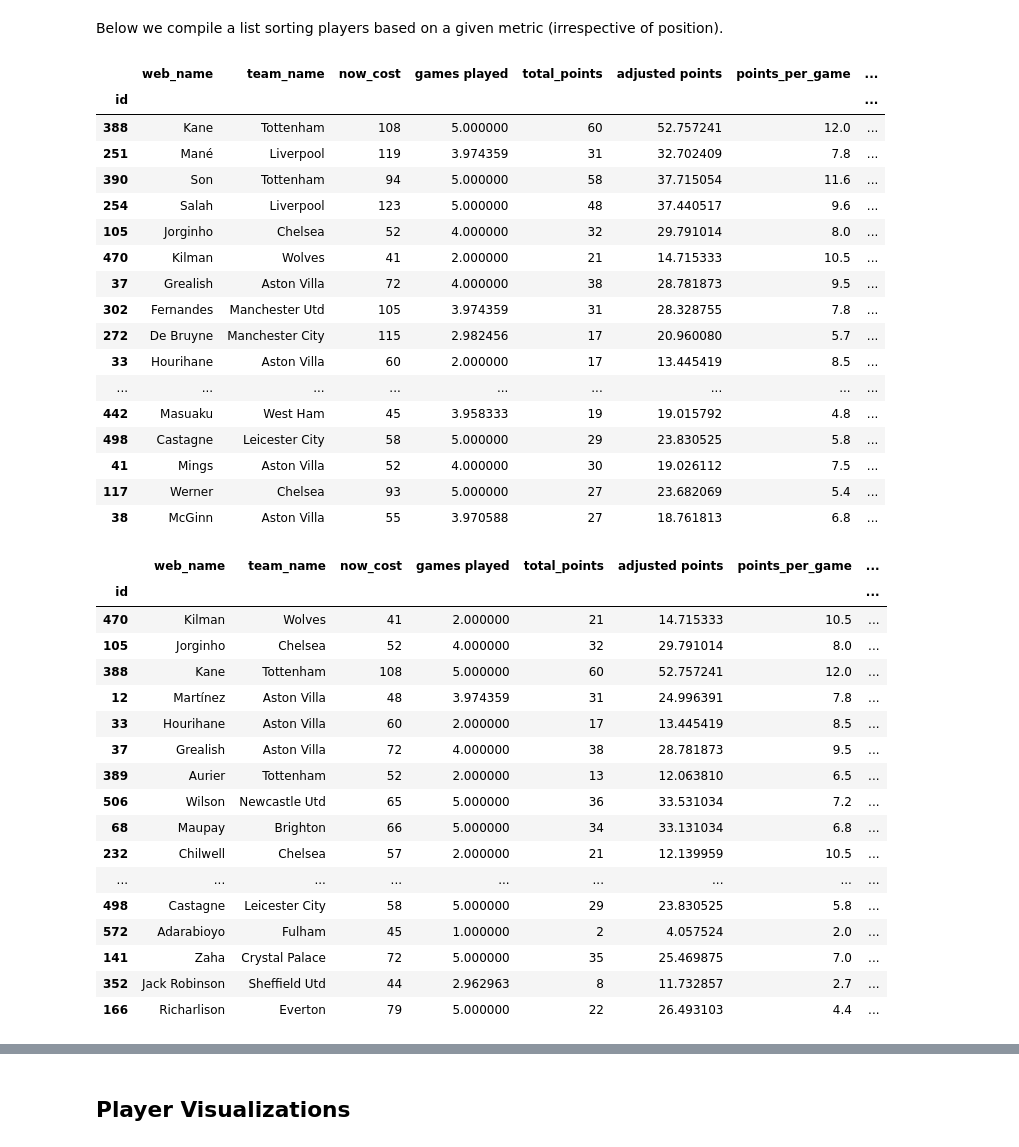
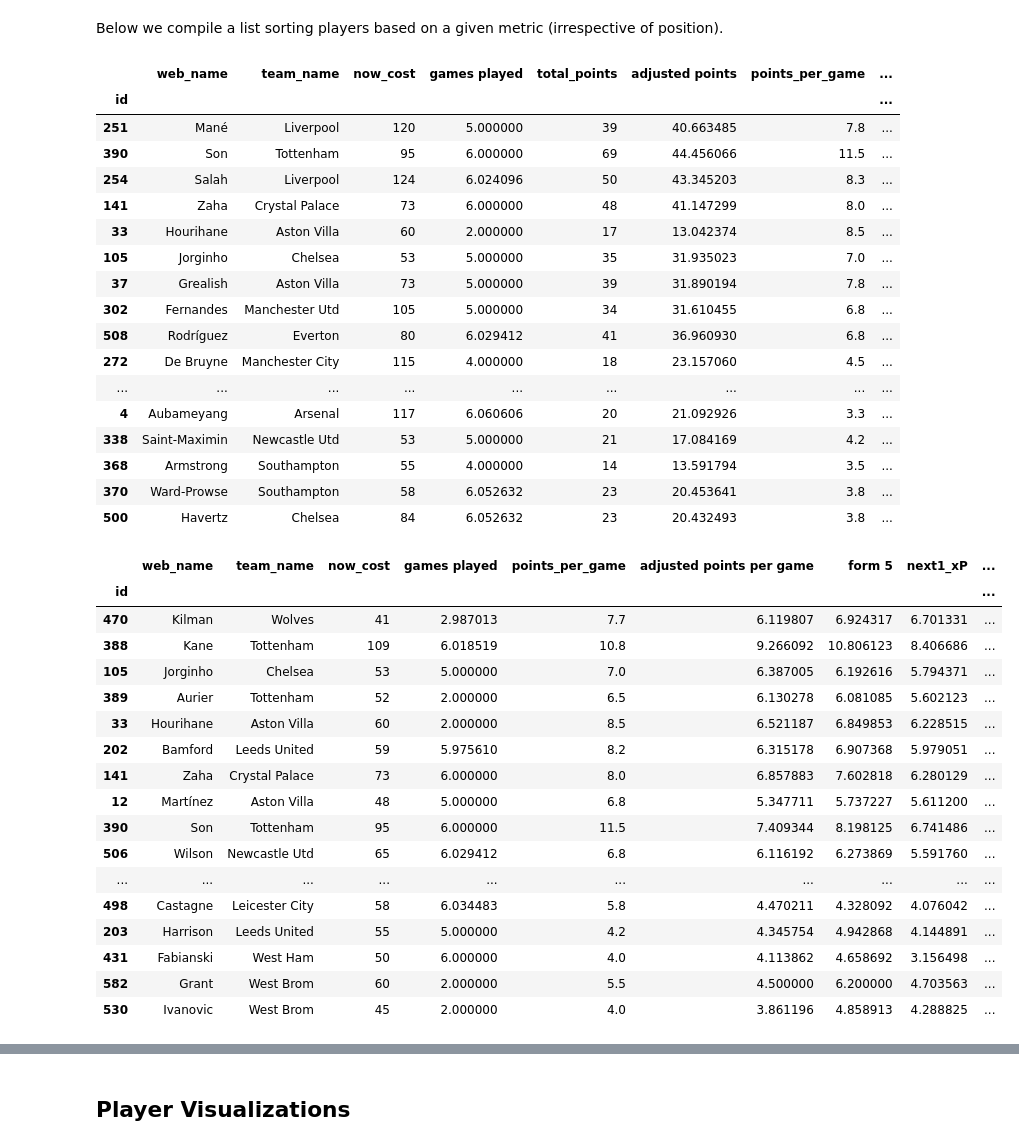
Before and after one commit to jaksticks/Fantasy-Premier-League, a Jupyter notebook: notebooks/playerEvaluation.ipynb, the cells around one changed output, grey strips where cells are left out. Drawn from its saved outputs; the diff is of its cells as text; code cells hidden in the pictures.

```diff
--- a/notebooks/playerEvaluation.ipynb
+++ b/notebooks/playerEvaluation.ipynb
@@ -4,7 +4,7 @@
 Here we compare players based on their adjusted points. Also, we calculate some useful metrics using the adjusted points to further evaluate player performance in FPL.
 # %%
 # recent gameweek
-gameweek = 5
+gameweek = 6
 # %%
 # import basic libraries
 import pandas as pd
@@ -157,50 +157,50 @@ Below we compile a list sorting players based on a given metric (irrespective of
 # %%
 metric = 'adjusted points per game'
 
-display(df.sort_values(by=[metric], ascending=False)[['web_name','team_name','now_cost',\
+display(df.loc[midfielders].sort_values(by=[metric], ascending=False)[['web_name','team_name','now_cost',\
           'games played','total_points','adjusted points','points_per_game','adjusted points per game','next1_xP',\
                                                   'valuePoints metric']].head(numberToShow))
 # %% [output]
 |  | web_name | team_name | now_cost | games played | total_points | adjusted points | points_per_game | ... |
 | id |  |  |  |  |  |  |  | ... |
-| 388 | Kane | Tottenham | 108 | 5.000000 | 60 | 52.757241 | 12.0 | ... |
-| 251 | Mané | Liverpool | 119 | 3.974359 | 31 | 32.702409 | 7.8 | ... |
-| 390 | Son | Tottenham | 94 | 5.000000 | 58 | 37.715054 | 11.6 | ... |
-| 254 | Salah | Liverpool | 123 | 5.000000 | 48 | 37.440517 | 9.6 | ... |
-| 105 | Jorginho | Chelsea | 52 | 4.000000 | 32 | 29.791014 | 8.0 | ... |
-| 470 | Kilman | Wolves | 41 | 2.000000 | 21 | 14.715333 | 10.5 | ... |
-| 37 | Grealish | Aston Villa | 72 | 4.000000 | 38 | 28.781873 | 9.5 | ... |
-| 302 | Fernandes | Manchester Utd | 105 | 3.974359 | 31 | 28.328755 | 7.8 | ... |
-| 272 | De Bruyne | Manchester City | 115 | 2.982456 | 17 | 20.960080 | 5.7 | ... |
-| 33 | Hourihane | Aston Villa | 60 | 2.000000 | 17 | 13.445419 | 8.5 | ... |
+| 251 | Mané | Liverpool | 120 | 5.000000 | 39 | 40.663485 | 7.8 | ... |
+| 390 | Son | Tottenham | 95 | 6.000000 | 69 | 44.456066 | 11.5 | ... |
+| 254 | Salah | Liverpool | 124 | 6.024096 | 50 | 43.345203 | 8.3 | ... |
+| 141 | Zaha | Crystal Palace | 73 | 6.000000 | 48 | 41.147299 | 8.0 | ... |
+| 33 | Hourihane | Aston Villa | 60 | 2.000000 | 17 | 13.042374 | 8.5 | ... |
+| 105 | Jorginho | Chelsea | 53 | 5.000000 | 35 | 31.935023 | 7.0 | ... |
+| 37 | Grealish | Aston Villa | 73 | 5.000000 | 39 | 31.890194 | 7.8 | ... |
+| 302 | Fernandes | Manchester Utd | 105 | 5.000000 | 34 | 31.610455 | 6.8 | ... |
+| 508 | Rodríguez | Everton | 80 | 6.029412 | 41 | 36.960930 | 6.8 | ... |
+| 272 | De Bruyne | Manchester City | 115 | 4.000000 | 18 | 23.157060 | 4.5 | ... |
 | ... | ... | ... | ... | ... | ... | ... | ... | ... |
-| 442 | Masuaku | West Ham | 45 | 3.958333 | 19 | 19.015792 | 4.8 | ... |
-| 498 | Castagne | Leicester City | 58 | 5.000000 | 29 | 23.830525 | 5.8 | ... |
-| 41 | Mings | Aston Villa | 52 | 4.000000 | 30 | 19.026112 | 7.5 | ... |
-| 117 | Werner | Chelsea | 93 | 5.000000 | 27 | 23.682069 | 5.4 | ... |
-| 38 | McGinn | Aston Villa | 55 | 3.970588 | 27 | 18.761813 | 6.8 | ... |
+| 4 | Aubameyang | Arsenal | 117 | 6.060606 | 20 | 21.092926 | 3.3 | ... |
+| 338 | Saint-Maximin | Newcastle Utd | 53 | 5.000000 | 21 | 17.084169 | 4.2 | ... |
+| 368 | Armstrong | Southampton | 55 | 4.000000 | 14 | 13.591794 | 3.5 | ... |
+| 370 | Ward-Prowse | Southampton | 58 | 6.052632 | 23 | 20.453641 | 3.8 | ... |
+| 500 | Havertz | Chelsea | 84 | 6.052632 | 23 | 20.432493 | 3.8 | ... |
 # %%
 metric = 'valuePoints metric'
 
 display(df.sort_values(by=[metric], ascending=False)[['web_name','team_name','now_cost',\
-          'games played','total_points','adjusted points','points_per_game','adjusted points per game','next1_xP',\
+          'games played','points_per_game','adjusted points per game','form 5','next1_xP','next5_xP',\
                                                   'valuePoints metric']].head(numberToShow))
 # %% [output]
-|  | web_name | team_name | now_cost | games played | total_points | adjusted points | points_per_game | ... |
-| id |  |  |  |  |  |  |  | ... |
-| 470 | Kilman | Wolves | 41 | 2.000000 | 21 | 14.715333 | 10.5 | ... |
-| 105 | Jorginho | Chelsea | 52 | 4.000000 | 32 | 29.791014 | 8.0 | ... |
-| 388 | Kane | Tottenham | 108 | 5.000000 | 60 | 52.757241 | 12.0 | ... |
-| 12 | Martínez | Aston Villa | 48 | 3.974359 | 31 | 24.996391 | 7.8 | ... |
-| 33 | Hourihane | Aston Villa | 60 | 2.000000 | 17 | 13.445419 | 8.5 | ... |
-| 37 | Grealish | Aston Villa | 72 | 4.000000 | 38 | 28.781873 | 9.5 | ... |
-| 389 | Aurier | Tottenham | 52 | 2.000000 | 13 | 12.063810 | 6.5 | ... |
-| 506 | Wilson | Newcastle Utd | 65 | 5.000000 | 36 | 33.531034 | 7.2 | ... |
-| 68 | Maupay | Brighton | 66 | 5.000000 | 34 | 33.131034 | 6.8 | ... |
-| 232 | Chilwell | Chelsea | 57 | 2.000000 | 21 | 12.139959 | 10.5 | ... |
-| ... | ... | ... | ... | ... | ... | ... | ... | ... |
-| 498 | Castagne | Leicester City | 58 | 5.000000 | 29 | 23.830525 | 5.8 | ... |
-| 572 | Adarabioyo | Fulham | 45 | 1.000000 | 2 | 4.057524 | 2.0 | ... |
-| 141 | Zaha | Crystal Palace | 72 | 5.000000 | 35 | 25.469875 | 7.0 | ... |
-| 352 | Jack Robinson | Sheffield Utd | 44 | 2.962963 | 8 | 11.732857 | 2.7 | ... |
-| 166 | Richarlison | Everton | 79 | 5.000000 | 22 | 26.493103 | 4.4 | ... |
+|  | web_name | team_name | now_cost | games played | points_per_game | adjusted points per game | form 5 | next1_xP | ... |
+| id |  |  |  |  |  |  |  |  | ... |
+| 470 | Kilman | Wolves | 41 | 2.987013 | 7.7 | 6.119807 | 6.924317 | 6.701331 | ... |
+| 388 | Kane | Tottenham | 109 | 6.018519 | 10.8 | 9.266092 | 10.806123 | 8.406686 | ... |
+| 105 | Jorginho | Chelsea | 53 | 5.000000 | 7.0 | 6.387005 | 6.192616 | 5.794371 | ... |
+| 389 | Aurier | Tottenham | 52 | 2.000000 | 6.5 | 6.130278 | 6.081085 | 5.602123 | ... |
+| 33 | Hourihane | Aston Villa | 60 | 2.000000 | 8.5 | 6.521187 | 6.849853 | 6.228515 | ... |
+| 202 | Bamford | Leeds United | 59 | 5.975610 | 8.2 | 6.315178 | 6.907368 | 5.979051 | ... |
+| 141 | Zaha | Crystal Palace | 73 | 6.000000 | 8.0 | 6.857883 | 7.602818 | 6.280129 | ... |
+| 12 | Martínez | Aston Villa | 48 | 5.000000 | 6.8 | 5.347711 | 5.737227 | 5.611200 | ... |
+| 390 | Son | Tottenham | 95 | 6.000000 | 11.5 | 7.409344 | 8.198125 | 6.741486 | ... |
+| 506 | Wilson | Newcastle Utd | 65 | 6.029412 | 6.8 | 6.116192 | 6.273869 | 5.591760 | ... |
+| ... | ... | ... | ... | ... | ... | ... | ... | ... | ... |
+| 498 | Castagne | Leicester City | 58 | 6.034483 | 5.8 | 4.470211 | 4.328092 | 4.076042 | ... |
+| 203 | Harrison | Leeds United | 55 | 5.000000 | 4.2 | 4.345754 | 4.942868 | 4.144891 | ... |
+| 431 | Fabianski | West Ham | 50 | 6.000000 | 4.0 | 4.113862 | 4.658692 | 3.156498 | ... |
+| 582 | Grant | West Brom | 60 | 2.000000 | 5.5 | 4.500000 | 6.200000 | 4.703563 | ... |
+| 530 | Ivanovic | West Brom | 45 | 2.000000 | 4.0 | 3.861196 | 4.858913 | 4.288825 | ... |
```
Also changed, not shown: parts of 10 cells of this notebook, 6 other files.
